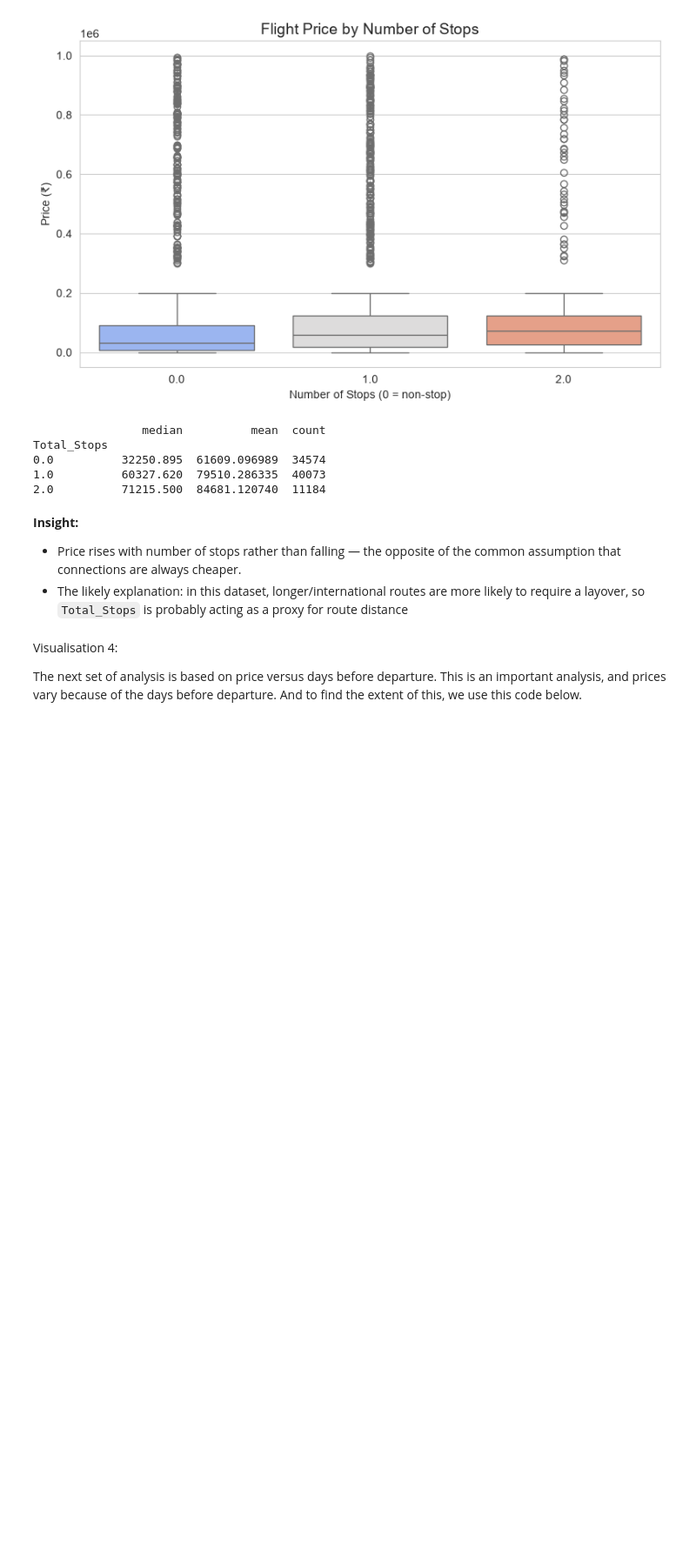
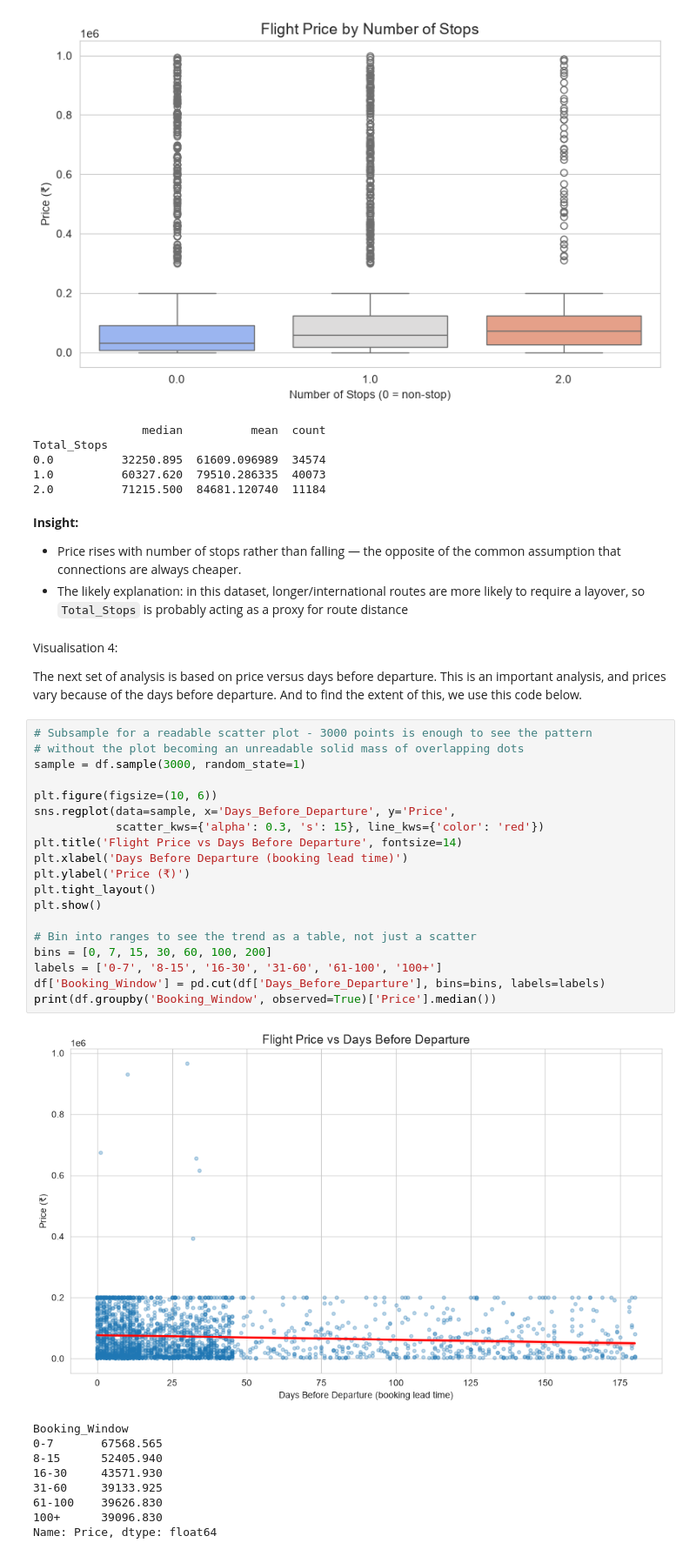
Before and after one commit to thiyaneshsuccess-svg/Data-analysis-based-on-flight-price-dataset, a Jupyter notebook: datavisualisation.ipynb, the cells around one changed output. Shown at 87% size. Cells and saved outputs as stored; diff of their text form; blank space fills up the shorter version.

Commit message:
Price trend analysis based on the departure duration duration
Plotted scatter plot with regression line to visualize price trends relative to advanced cooking days.

```diff
--- a/datavisualisation.ipynb
+++ b/datavisualisation.ipynb
@@ -134,3 +134,32 @@ Total_Stops
 Visualisation 4:
 
 The next set of analysis is based on price versus days before departure. This is an important analysis, and prices vary because of the days before departure. And to find the extent of this, we use this code below.
+# %%
+# Subsample for a readable scatter plot - 3000 points is enough to see the pattern
+# without the plot becoming an unreadable solid mass of overlapping dots
+sample = df.sample(3000, random_state=1)
+
+plt.figure(figsize=(10, 6))
+sns.regplot(data=sample, x='Days_Before_Departure', y='Price',
+            scatter_kws={'alpha': 0.3, 's': 15}, line_kws={'color': 'red'})
+plt.title('Flight Price vs Days Before Departure', fontsize=14)
+plt.xlabel('Days Before Departure (booking lead time)')
+plt.ylabel('Price (₹)')
+plt.tight_layout()
+plt.show()
+
+# Bin into ranges to see the trend as a table, not just a scatter
+bins = [0, 7, 15, 30, 60, 100, 200]
+labels = ['0-7', '8-15', '16-30', '31-60', '61-100', '100+']
+df['Booking_Window'] = pd.cut(df['Days_Before_Departure'], bins=bins, labels=labels)
+print(df.groupby('Booking_Window', observed=True)['Price'].median())
+# %% [output]
+[figure, added]
+Booking_Window
+0-7       67568.565
+8-15      52405.940
+16-30     43571.930
+31-60     39133.925
+61-100    39626.830
+100+      39096.830
+Name: Price, dtype: float64
```
